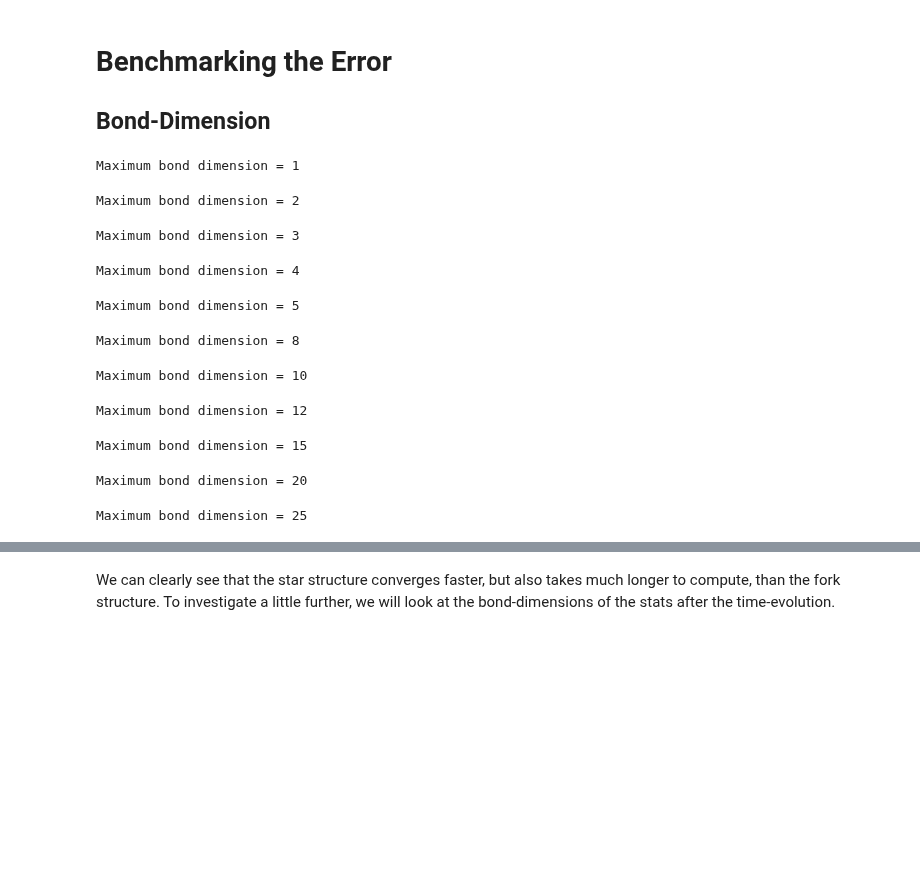
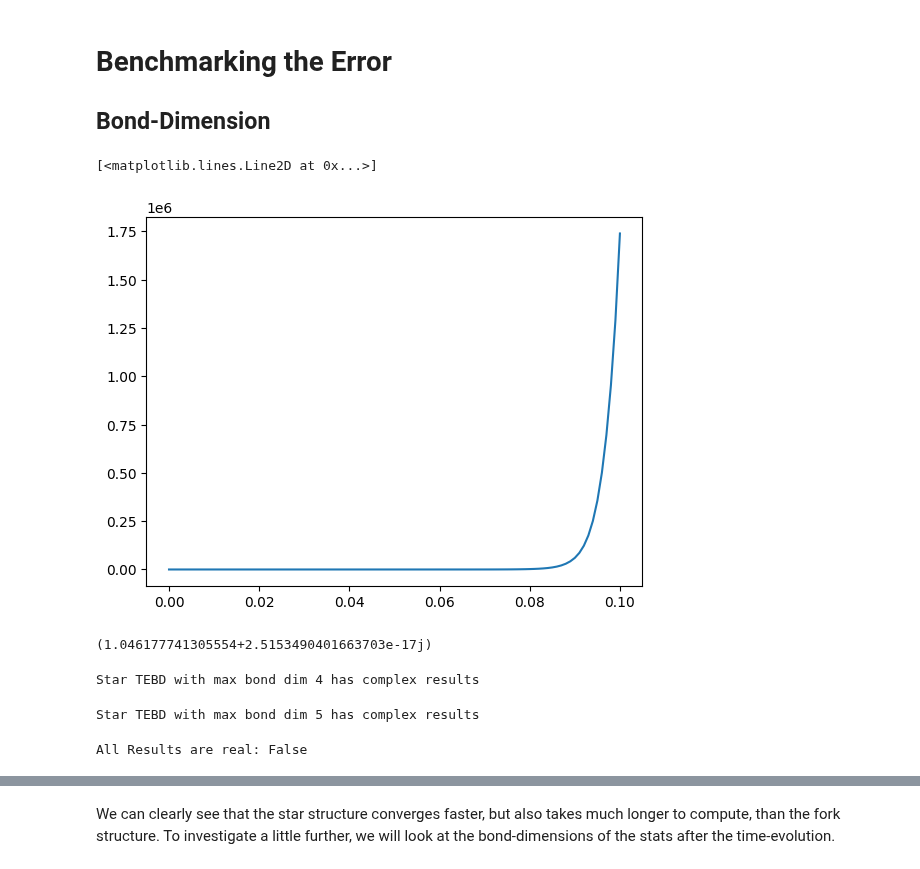
Before and after one commit to Drachier/PyTreeNet, a Jupyter notebook: example_notebooks/tebd/bosonic_tree_tebd.ipynb, the cells around one changed output, grey strips where cells are left out. Cells and saved outputs as stored; diff of their text form; code cells hidden in the pictures; blank space fills up the shorter version.

```diff
--- a/example_notebooks/tebd/bosonic_tree_tebd.ipynb
+++ b/example_notebooks/tebd/bosonic_tree_tebd.ipynb
@@ -323,32 +324,52 @@ We can clearly see a difference between the two, since we used an equivalent spl
 # %% [markdown]
 # Benchmarking the Error
 ## Bond-Dimension
+# %%
+test_op = deepcopy(operators)
+test_op.append(ptn.TensorProduct({"spin0": np.eye(2)}))
+test_star = ptn.TEBD(deepcopy(star_tree_network), splitting_star_structure, time_step_size, final_time,
+                                operators=test_op, max_bond_dim=5)
+test_star.run()
+# %%
+fig = plt.figure()
+plt.plot(test_star.times(), test_star.operator_results(realise=True)[-1])
+# %% [output]
+[<matplotlib.lines.Line2D at 0x...>]
+[figure, added]
+# %%
+np.max(np.real(test_star.operator_results()))
+test_star.state.scalar_product()
+# %% [output]
+(1.046177741305554+2.5153490401663703e-17j)
 # %%
 max_bond_list = [1,2,3,4,5,8,10,12,15,20,25]
-star_tebds = []
-fork_tebds = []
+star_results = []
+fork_results = []
+star_final_states = []
+fork_final_states = []
+all_real = True
 
-for max_bond_dim in max_bond_list:
+for max_bond_dim in tqdm(max_bond_list):
     star_TEBD_temp = ptn.TEBD(deepcopy(star_tree_network), splitting_star_structure, time_step_size, final_time,
                                 operators=operators, max_bond_dim=max_bond_dim)
     fork_TEBD_temp = ptn.TEBD(deepcopy(fork_tree_network), splitting_fork_structure, time_step_size, final_time,
                                 operators=operators, max_bond_dim=max_bond_dim)
+    star_TEBD_temp.run(pgbar=False)
+    fork_TEBD_temp.run(pgbar=False)
+    if not star_TEBD_temp.results_real():
+        print(f"Star TEBD with max bond dim {max_bond_dim} has complex results")
+    if not fork_TEBD_temp.results_real():
+        print(f"Fork TEBD with max bond dim {max_bond_dim} has complex results")
+    all_real = all_real and star_TEBD_temp.results_real() and fork_TEBD_temp.results_real()
+    star_results.append(star_TEBD_temp.operator_results(realise=True))
+    fork_results.append(fork_TEBD_temp.operator_results(realise=True))
+    star_final_states.append(star_TEBD_temp.state)
+    fork_final_states.append(fork_TEBD_temp.state)
 
-    print(f"Maximum bond dimension = {max_bond_dim}")
-    star_TEBD_temp.run()
-    fork_TEBD_temp.run()
 
-    star_tebds.append(star_TEBD_temp)
-    fork_tebds.append(fork_TEBD_temp)
+times = star_TEBD.times()
+print(f"All Results are real: {all_real}")
 # %% [output]
-Maximum bond dimension = 1
+Star TEBD with max bond dim 4 has complex results
-Maximum bond dimension = 2
+Star TEBD with max bond dim 5 has complex results
-Maximum bond dimension = 3
+All Results are real: False
-Maximum bond dimension = 4
-Maximum bond dimension = 5
-Maximum bond dimension = 8
-Maximum bond dimension = 10
-Maximum bond dimension = 12
-Maximum bond dimension = 15
-Maximum bond dimension = 20
-Maximum bond dimension = 25
```
Also changed, not shown: parts of 9 cells of this notebook.
